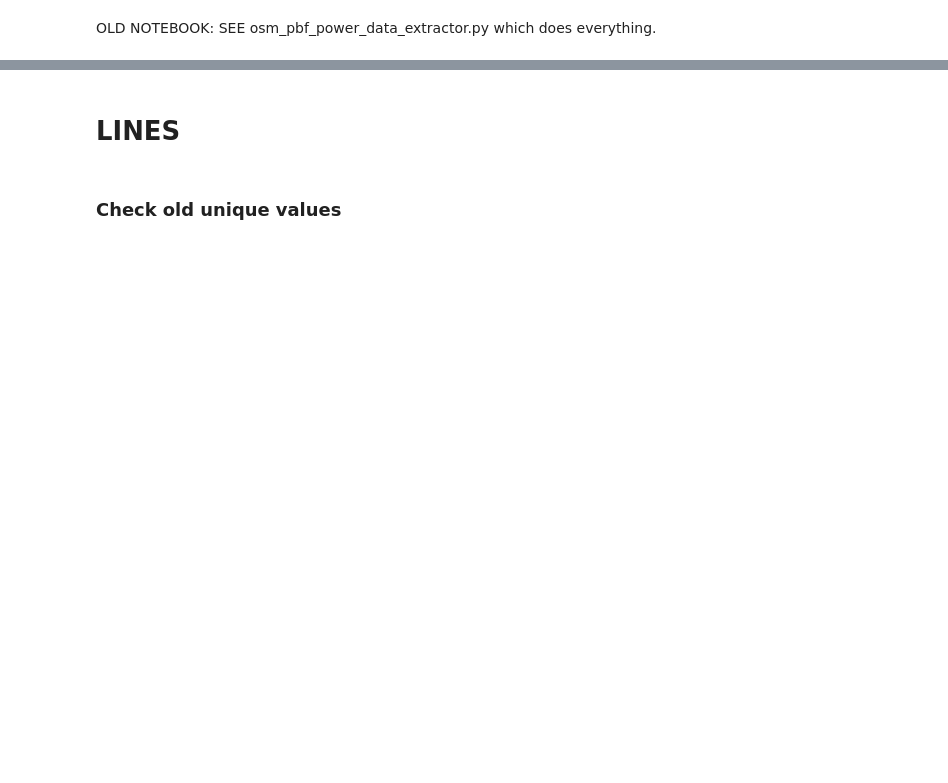
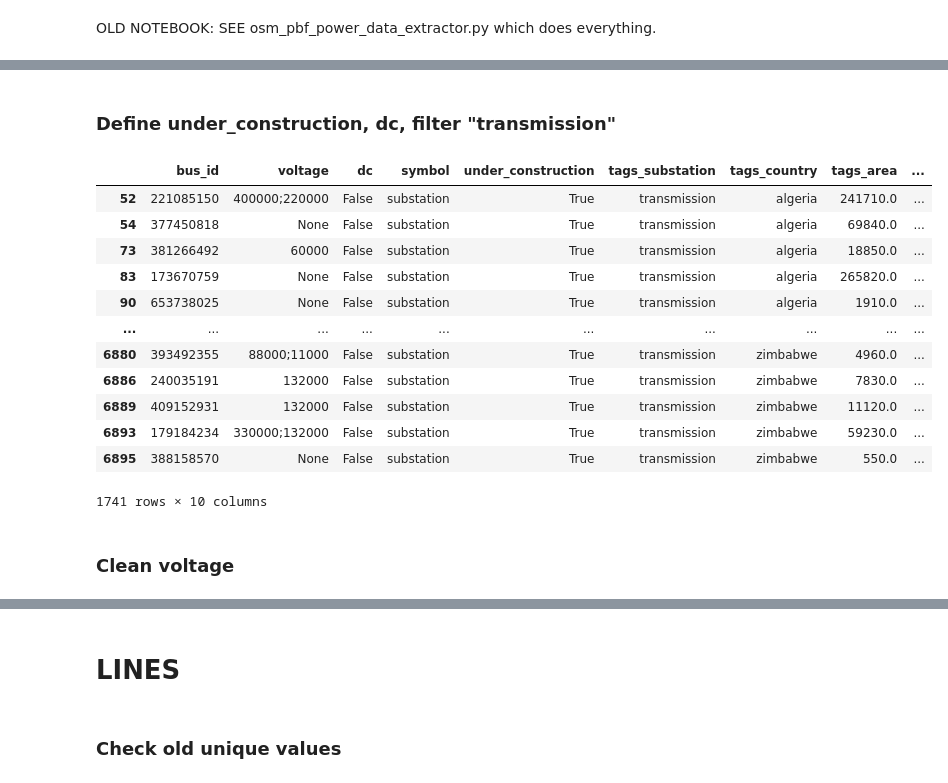
Before and after one commit to pypsa-meets-earth/pypsa-africa-hackathon, a Jupyter notebook: data_exploration/WP5_transmission_assets/osm_data_cleaning.ipynb, the cells around one changed output, grey strips where cells are left out. Drawn from its saved outputs; the diff is of its cells as text; code cells hidden in the pictures; blank space fills up the shorter version.

Commit message:
add bus cleaning script

```diff
--- a/data_exploration/WP5_transmission_assets/osm_data_cleaning.ipynb
+++ b/data_exploration/WP5_transmission_assets/osm_data_cleaning.ipynb
@@ -44,0 +104,21 @@ df_all_substations = df_all_substations.dropna(subset=['tags.voltage']) # Drop a
+# %% [markdown]
+### Define under_construction, dc, filter "transmission"
+# %%
+df_all_substations["under_construction"] = True
+df_all_substations["dc"] = False
+df_all_substations = df_all_substations[df_all_substations["tags_substation"] == "transmission"] # keep only rows with indexed "transmission"
+display(df_all_substations)
+# %% [output]
+|  | bus_id | voltage | dc | symbol | under_construction | tags_substation | tags_country | tags_area | ... |
+| 52 | 221085150 | 400000;220000 | False | substation | True | transmission | algeria | 241710.0 | ... |
+| 54 | 377450818 | None | False | substation | True | transmission | algeria | 69840.0 | ... |
+| 73 | 381266492 | 60000 | False | substation | True | transmission | algeria | 18850.0 | ... |
+| 83 | 173670759 | None | False | substation | True | transmission | algeria | 265820.0 | ... |
+| 90 | 653738025 | None | False | substation | True | transmission | algeria | 1910.0 | ... |
+| ... | ... | ... | ... | ... | ... | ... | ... | ... | ... |
+| 6880 | 393492355 | 88000;11000 | False | substation | True | transmission | zimbabwe | 4960.0 | ... |
+| 6886 | 240035191 | 132000 | False | substation | True | transmission | zimbabwe | 7830.0 | ... |
+| 6889 | 409152931 | 132000 | False | substation | True | transmission | zimbabwe | 11120.0 | ... |
+| 6893 | 179184234 | 330000;132000 | False | substation | True | transmission | zimbabwe | 59230.0 | ... |
+| 6895 | 388158570 | None | False | substation | True | transmission | zimbabwe | 550.0 | ... |
+1741 rows × 10 columns
@@ -44,0 +137,2 @@ df_all_substations = df_all_substations.dropna(subset=['tags.voltage']) # Drop a
+# %% [markdown]
+### Clean voltage
```
Also changed, not shown: parts of 22 cells of this notebook.
